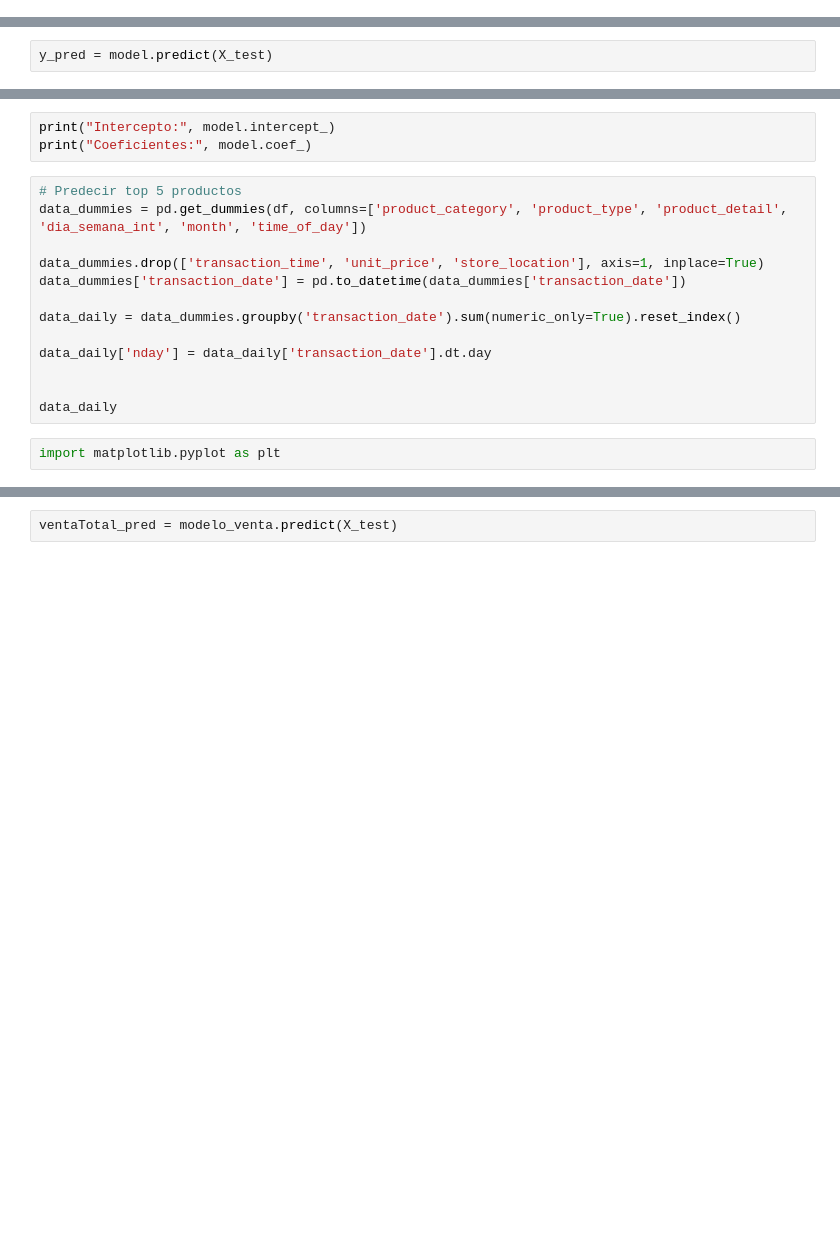
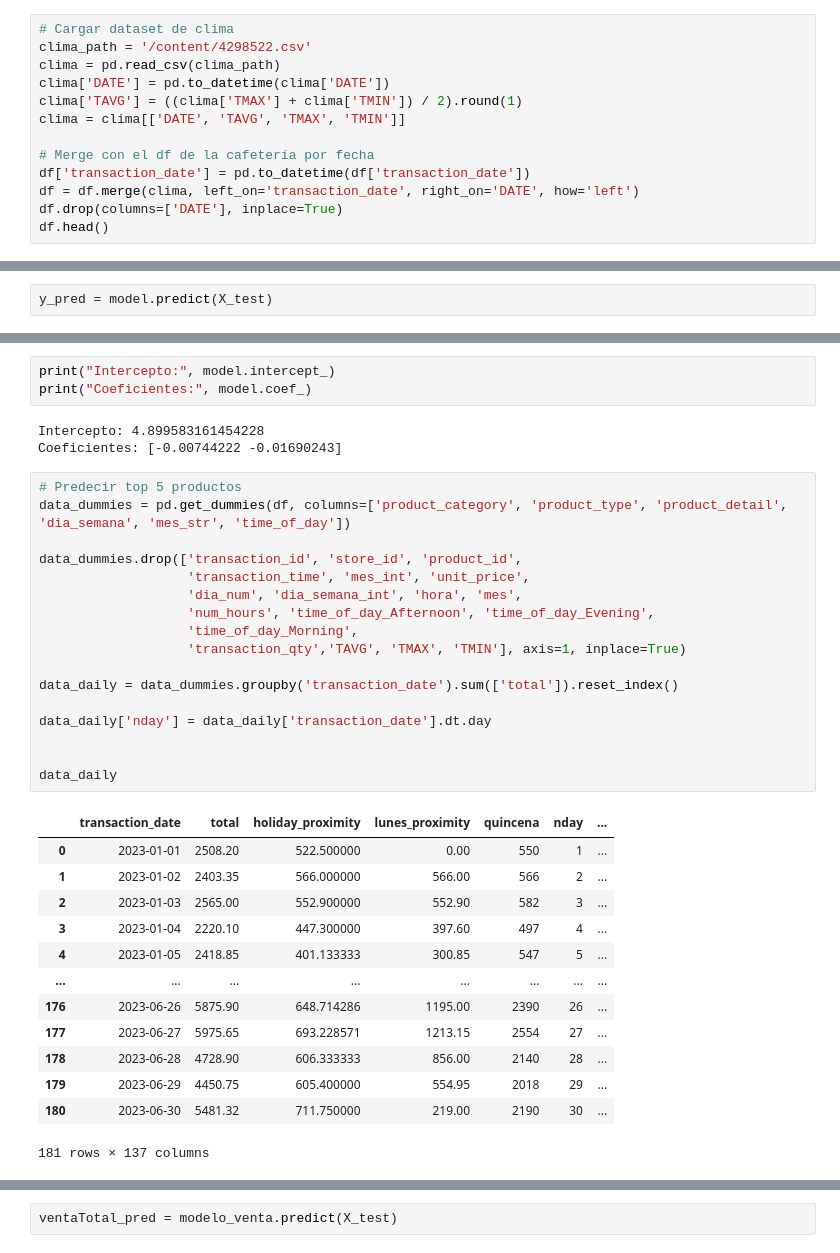
Before and after one commit to cinna-vk/Analisis-en-ventas-de-una-cafeteria, a Jupyter notebook: mineria_PIA.ipynb, the cells around one changed output, grey strips where cells are left out. Cells and saved outputs as stored; diff of their text form; blank space fills up the shorter version.

```diff
--- a/mineria_PIA.ipynb
+++ b/mineria_PIA.ipynb
@@ -889,3 +862,16 @@ print(ventas_festivos)
 106           0.383333      Organic Chocolate                1
 
 [433 rows x 3 columns]
+# %%
+# Cargar dataset de clima
+clima_path = '/content/4298522.csv'
+clima = pd.read_csv(clima_path)
+clima['DATE'] = pd.to_datetime(clima['DATE'])
+clima['TAVG'] = ((clima['TMAX'] + clima['TMIN']) / 2).round(1)
+clima = clima[['DATE', 'TAVG', 'TMAX', 'TMIN']]
+
+# Merge con el df de la cafetería por fecha
+df['transaction_date'] = pd.to_datetime(df['transaction_date'])
+df = df.merge(clima, left_on='transaction_date', right_on='DATE', how='left')
+df.drop(columns=['DATE'], inplace=True)
+df.head()
@@ -1117,21 +1150,40 @@ print("RMSE:", rmse)
 # %%
 print("Intercepto:", model.intercept_)
 print("Coeficientes:", model.coef_)
+# %% [output]
+Intercepto: 4.899583161454228
+Coeficientes: [-0.00744222 -0.01690243]
 # %%
 # Predecir top 5 productos
-data_dummies = pd.get_dummies(df, columns=['product_category', 'product_type', 'product_detail', 'dia_semana_int', 'month', 'time_of_day'])
+data_dummies = pd.get_dummies(df, columns=['product_category', 'product_type', 'product_detail', 'dia_semana', 'mes_str', 'time_of_day'])
 
-data_dummies.drop(['transaction_time', 'unit_price', 'store_location'], axis=1, inplace=True)
-data_dummies['transaction_date'] = pd.to_datetime(data_dummies['transaction_date'])
+data_dummies.drop(['transaction_id', 'store_id', 'product_id',
+                   'transaction_time', 'mes_int', 'unit_price',
+                   'dia_num', 'dia_semana_int', 'hora', 'mes',
+                   'num_hours', 'time_of_day_Afternoon', 'time_of_day_Evening',
+                   'time_of_day_Morning',
+                   'transaction_qty','TAVG', 'TMAX', 'TMIN'], axis=1, inplace=True)
 
-data_daily = data_dummies.groupby('transaction_date').sum(numeric_only=True).reset_index()
+data_daily = data_dummies.groupby('transaction_date').sum(['total']).reset_index()
 
 data_daily['nday'] = data_daily['transaction_date'].dt.day
 
 
 data_daily
+# %% [output]
+|  | transaction_date | total | holiday_proximity | lunes_proximity | quincena | nday | ... |
+| 0 | 2023-01-01 | 2508.20 | 522.500000 | 0.00 | 550 | 1 | ... |
+| 1 | 2023-01-02 | 2403.35 | 566.000000 | 566.00 | 566 | 2 | ... |
+| 2 | 2023-01-03 | 2565.00 | 552.900000 | 552.90 | 582 | 3 | ... |
+| 3 | 2023-01-04 | 2220.10 | 447.300000 | 397.60 | 497 | 4 | ... |
+| 4 | 2023-01-05 | 2418.85 | 401.133333 | 300.85 | 547 | 5 | ... |
+| ... | ... | ... | ... | ... | ... | ... | ... |
+| 176 | 2023-06-26 | 5875.90 | 648.714286 | 1195.00 | 2390 | 26 | ... |
+| 177 | 2023-06-27 | 5975.65 | 693.228571 | 1213.15 | 2554 | 27 | ... |
+| 178 | 2023-06-28 | 4728.90 | 606.333333 | 856.00 | 2140 | 28 | ... |
+| 179 | 2023-06-29 | 4450.75 | 605.400000 | 554.95 | 2018 | 29 | ... |
+| 180 | 2023-06-30 | 5481.32 | 711.750000 | 219.00 | 2190 | 30 | ... |
+181 rows × 137 columns
-# %%
-import matplotlib.pyplot as plt
 # %%
 # Crear el histograma
 plt.hist(data_daily['total'], bins=30, edgecolor='black', alpha=0.7)
```
Also changed, not shown: parts of 25 cells of this notebook.
